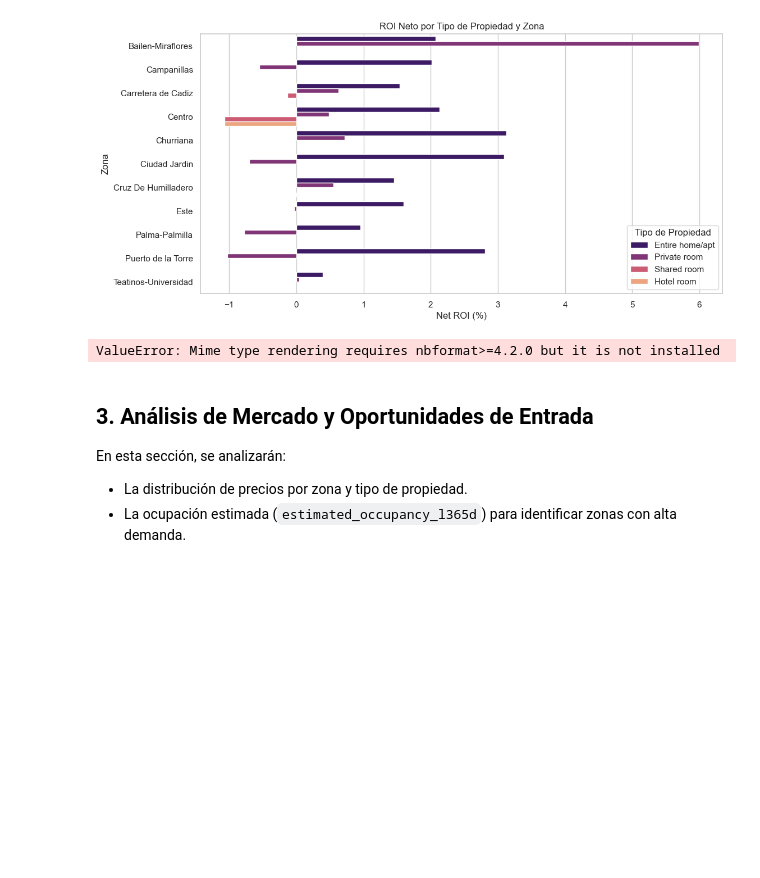
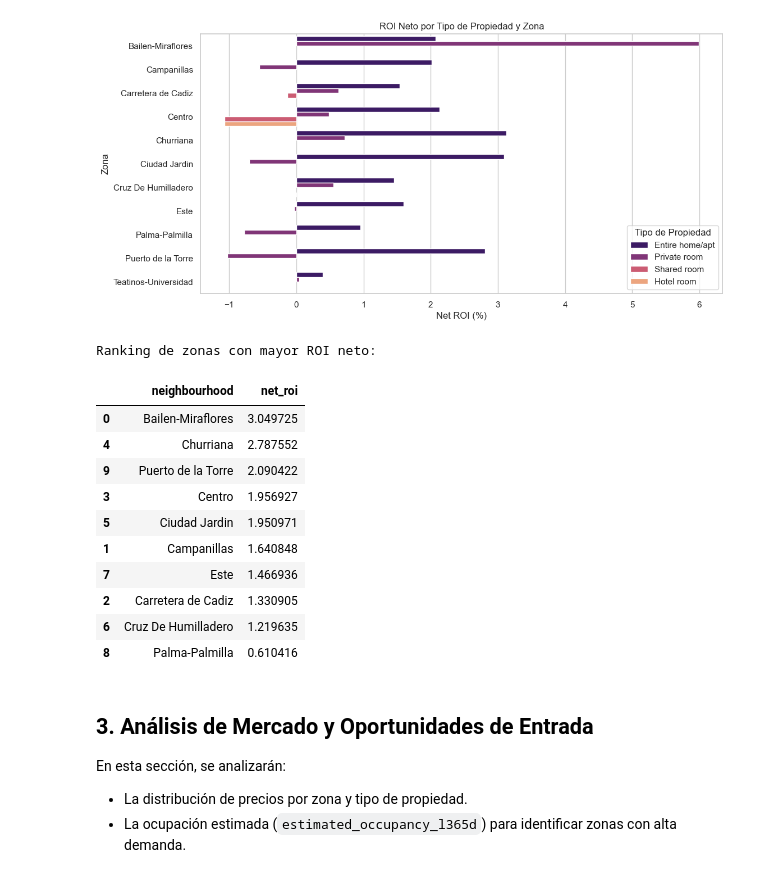
Before and after one commit to vfpomer/Analisis-de-inversion-inmobiliario, a Jupyter notebook: notebooks/malaga_eda.ipynb, the cells around one changed output. Cells and saved outputs as stored; diff of their text form; code cells hidden in the pictures; blank space fills up the shorter version.

```diff
--- a/notebooks/malaga_eda.ipynb
+++ b/notebooks/malaga_eda.ipynb
@@ -288,20 +274,40 @@ plt.show()
 [figure]
 [figure]
 # %%
-import plotly.express as px
-
-# Gráfico interactivo de ROI por zona y tipo de propiedad
-fig = px.bar(roi_summary.head(10).melt(id_vars='neighbourhood', value_vars=['roi', 'net_roi']),
-             x='value', y='neighbourhood', color='variable',
-             title="ROI Bruto y Neto por Zona",
-             labels={'value': 'ROI (%)', 'neighbourhood': 'Zona', 'variable': 'Tipo de ROI'})
+# Gráfico interactivo de ROI por zona y tipo de propiedad (barras agrupadas, vertical)
+fig = px.bar(
+    roi_summary.head(10).melt(id_vars='neighbourhood', value_vars=['net_roi', 'roi']),
+    x='neighbourhood',
+    y='value',
+    color='variable',
+    barmode='group',
+    title="Comparación de ROI Neto y Bruto por Zona",
+    labels={'value': 'ROI (%)', 'neighbourhood': 'Zona', 'variable': 'Tipo de ROI'}
+)
+fig.update_layout(
+    xaxis_title="Zona",
+    yaxis_title="ROI (%)",
+    legend_title="Tipo de ROI",
+    bargap=0.2
+)
 fig.show()
 
 # Ranking de zonas con mayor ROI neto
 print("Ranking de zonas con mayor ROI neto:")
 display(roi_summary[['neighbourhood', 'net_roi']].sort_values(by='net_roi', ascending=False).head(10))
 # %% [output]
-ValueError: Mime type rendering requires nbformat>=4.2.0 but it is not installed
+Ranking de zonas con mayor ROI neto:
+|  | neighbourhood | net_roi |
+| 0 | Bailen-Miraflores | 3.049725 |
+| 4 | Churriana | 2.787552 |
+| 9 | Puerto de la Torre | 2.090422 |
+| 3 | Centro | 1.956927 |
+| 5 | Ciudad Jardin | 1.950971 |
+| 1 | Campanillas | 1.640848 |
+| 7 | Este | 1.466936 |
+| 2 | Carretera de Cadiz | 1.330905 |
+| 6 | Cruz De Humilladero | 1.219635 |
+| 8 | Palma-Palmilla | 0.610416 |
 # %% [markdown]
 ## 3. Análisis de Mercado y Oportunidades de Entrada
 
```
Also changed, not shown: parts of 2 cells of this notebook.
